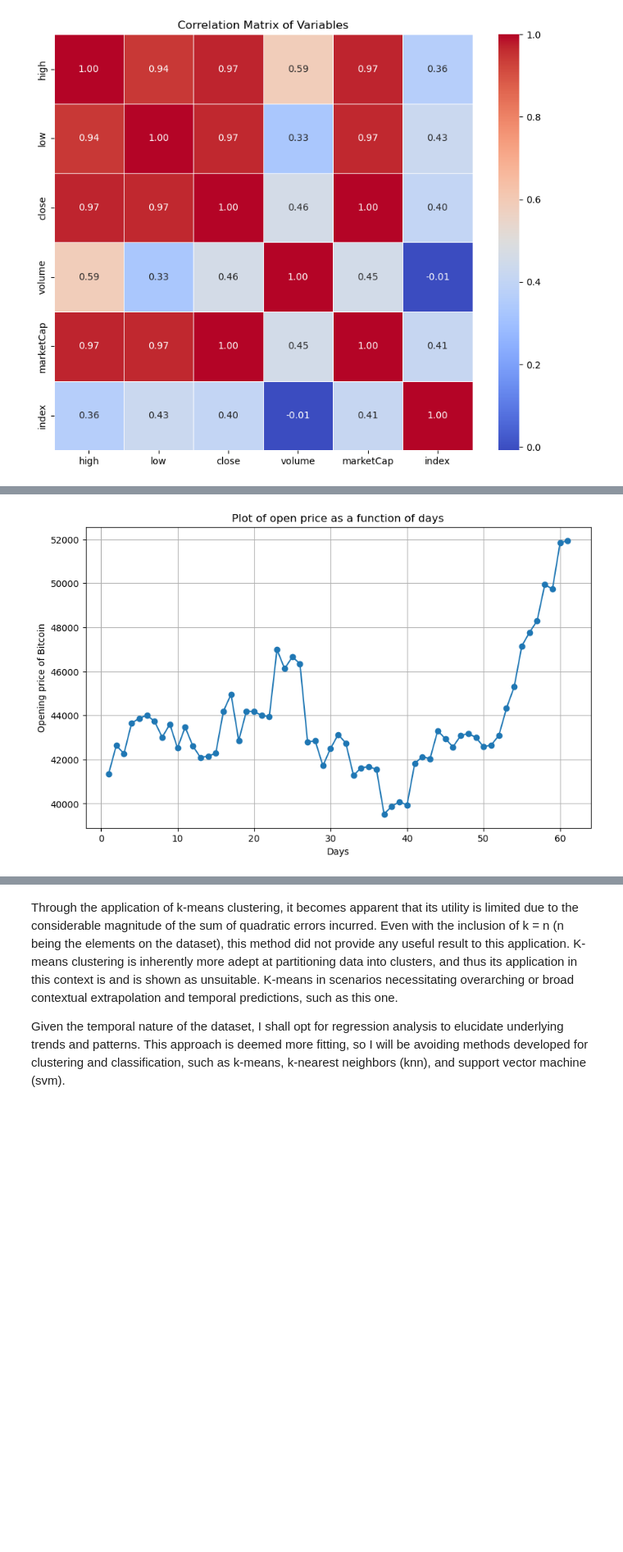
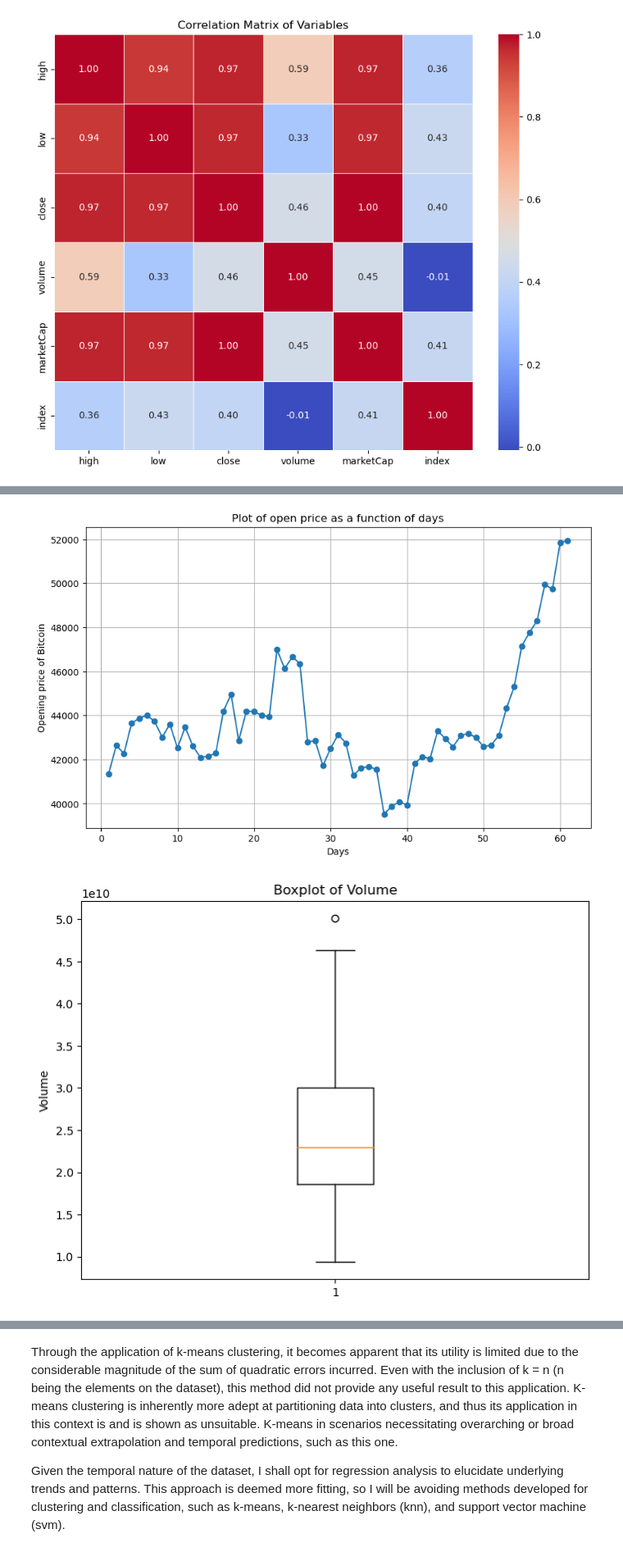
Before and after one commit to TeuPremium/1eedados, a Jupyter notebook: bitcoin.ipynb, the cells around one changed output, grey strips where cells are left out. Shown at 82% size. Saved outputs shown, nothing was run; the diff lists cells and outputs as text; code cells hidden in the pictures; blank space fills up the shorter version.

```diff
--- a/bitcoin.ipynb
+++ b/bitcoin.ipynb
@@ -119,18 +108,34 @@ plt.show()
 # %%
 # Boxplot for y
 plt.figure(figsize=(8, 6))
 plt.boxplot(y)
 plt.title('Boxplot of y')
 plt.ylabel('Value of y')
 plt.show()
 
 plt.figure(figsize=(10, 6))
 plt.plot(train_data['index'], train_data['open'], marker='o', linestyle='-')
 plt.title('Plot of open price as a function of days')
 plt.xlabel('Days')
 plt.ylabel('Opening price of Bitcoin')
 plt.grid(True)
 plt.show()
+
+
+plt.figure(figsize=(8, 6))
+plt.boxplot(train_data['volume'])
+plt.title('Boxplot of Volume')
+plt.ylabel('Volume')
+plt.show()
+
+plt.figure(figsize=(10, 6))
+plt.plot(train_data['index'], train_data['volume'], marker='o', linestyle='-')
+plt.title('Plot of Volume as a Function of Days')
+plt.xlabel('Days')
+plt.ylabel('Volume')
+plt.grid(True)
+plt.show()
 # %% [output]
 [figure]
 [figure]
+[figure, added]
```
Also changed, not shown: parts of 9 cells of this notebook.
